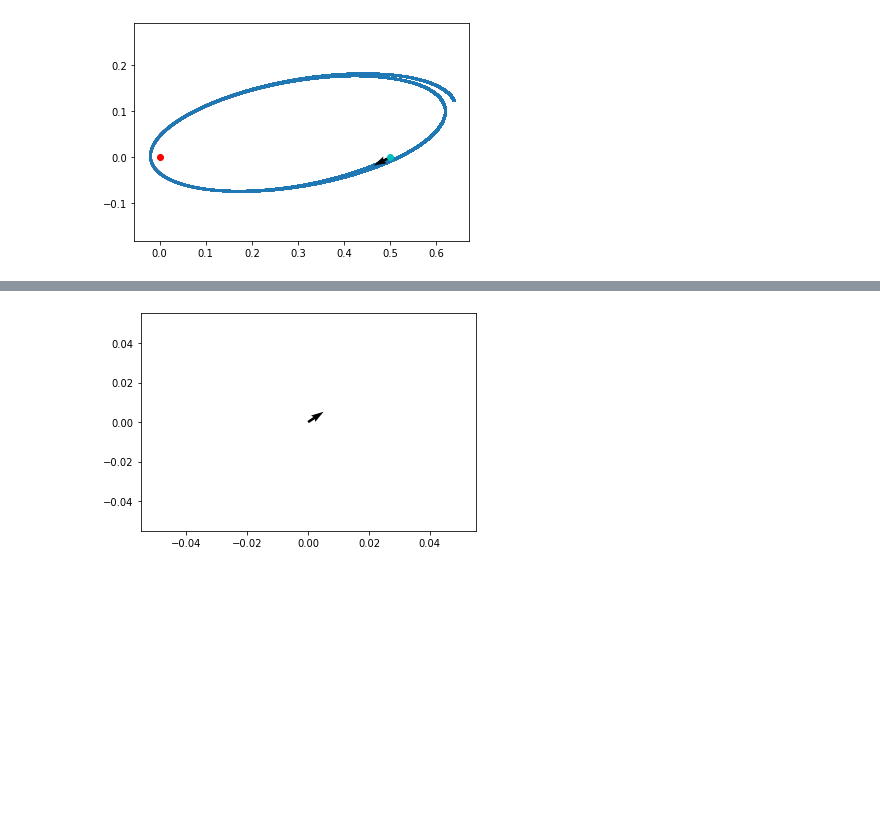
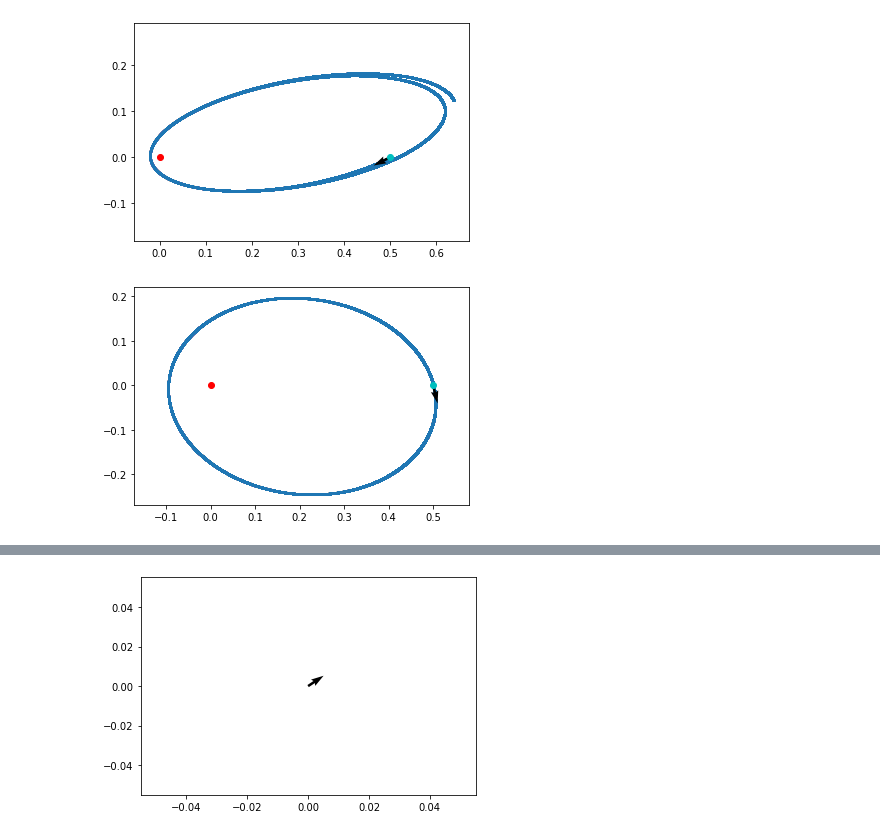
Before and after one commit to GooseHuang/Feynman_Physics, a Jupyter notebook: 9.7_Planet_Motion/9.7_Planet_Motion.ipynb, the cells around one changed output, grey strips where cells are left out. Saved outputs shown, nothing was run; the diff lists cells and outputs as text; code cells hidden in the pictures; blank space fills up the shorter version.

Commit message:
feat:Planet Motion Updated

```diff
--- a/9.7_Planet_Motion/9.7_Planet_Motion.ipynb
+++ b/9.7_Planet_Motion/9.7_Planet_Motion.ipynb
@@ -458,3 +458,27 @@ plt.axis('equal')
 plt.show()
 # %% [output]
 [figure]
+# %%
+dt = 0.000002
+x0 = 0.5
+y0 = 0
+vx = 0.2
+vy = -0.8
+t = 0
+
+planet =Planet(x0,y0,vx,vy,t,M=1,G=1,m=1)
+for i in range(1000000):
+#     planet.info()
+    planet.move(dt)
+# spring.plot()
+
+x = planet.records['x']
+y = planet.records['y']
+plt.scatter(x,y,s=0.2)
+plt.plot(0,0,'ro')
+plt.plot(x0,y0,'co')
+plt.quiver(x0,y0,vx,vy,color='k')
+plt.axis('equal')
+plt.show()
+# %% [output]
+[figure, added]
```
Also changed, not shown: parts of 1 cell of this notebook.
